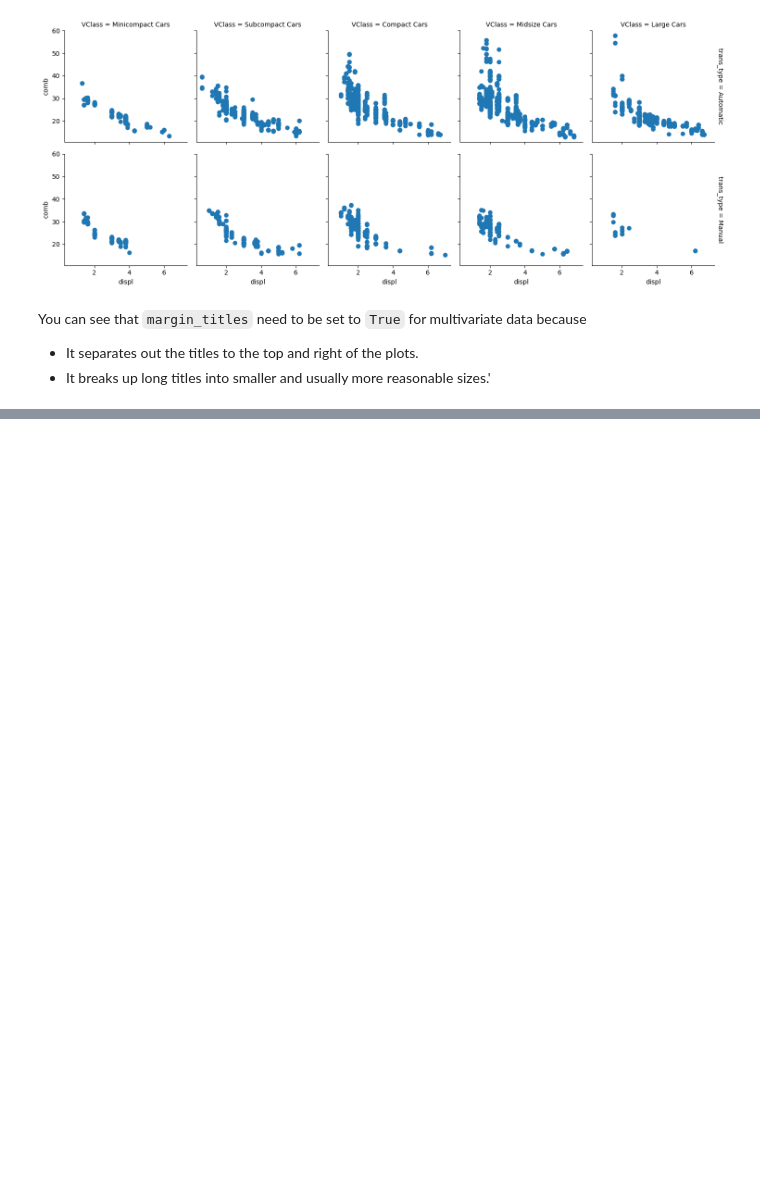
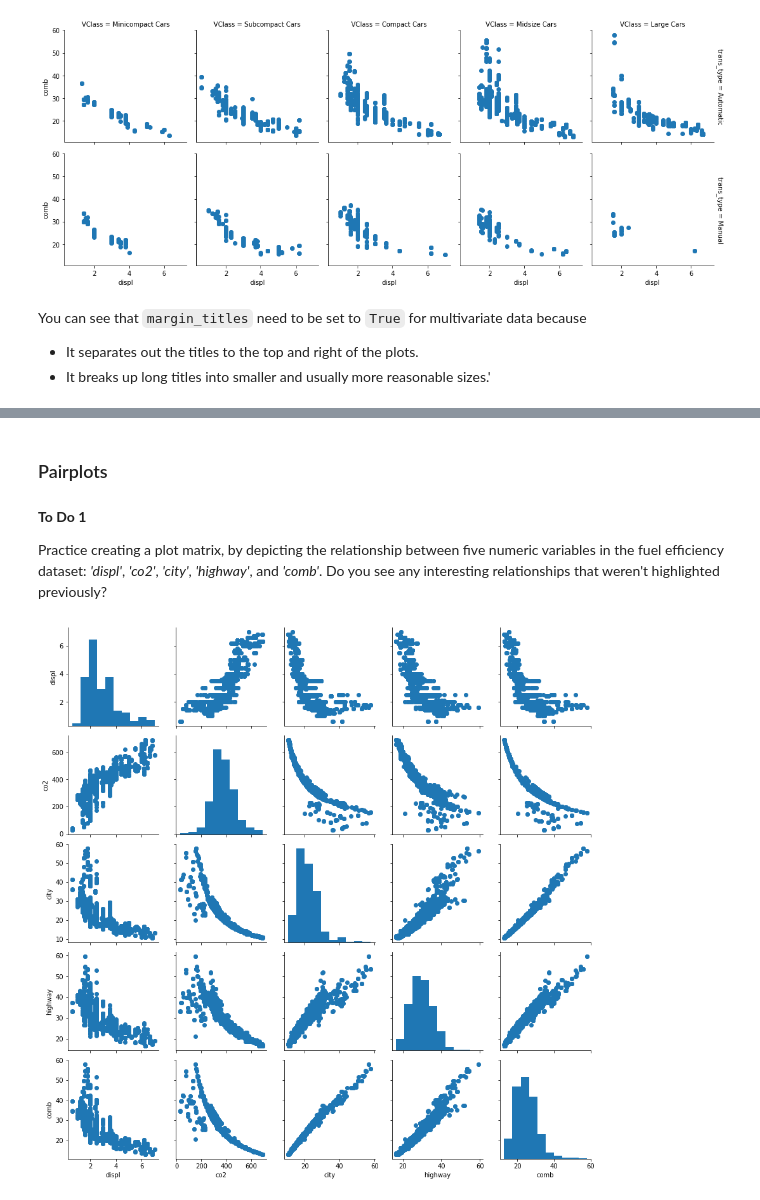
Before and after one commit to EsosaOrumwese/ALX-T-Nanodegree, a Jupyter notebook: Data Analytics/3. Data Visualization/Practice Notebook.ipynb, the cells around one changed output, grey strips where cells are left out. Saved outputs shown, nothing was run; the diff lists cells and outputs as text; code cells hidden in the pictures; blank space fills up the shorter version.

```diff
--- a/Data Analytics/3. Data Visualization/Practice Notebook.ipynb
+++ b/Data Analytics/3. Data Visualization/Practice Notebook.ipynb
@@ -1338,0 +1353,13 @@ You can see that `margin_titles` need to be set to `True` for multivariate data
+# %% [markdown]
+### Pairplots
+# %% [markdown]
+**To Do 1**
+
+Practice creating a plot matrix, by depicting the relationship between five numeric variables in the fuel efficiency dataset: *'displ'*, *'co2'*, *'city'*, *'highway'*, and *'comb'*. Do you see any interesting relationships that weren't highlighted previously?
+# %%
+variables = ['displ', 'co2', 'city', 'highway', 'comb']
+g = sns.PairGrid(data=fuel_econ, vars=variables)
+g.map_diag(plt.hist)
+g.map_offdiag(plt.scatter);
+# %% [output]
+[figure, added]
```
Also changed, not shown: parts of 10 cells of this notebook.
